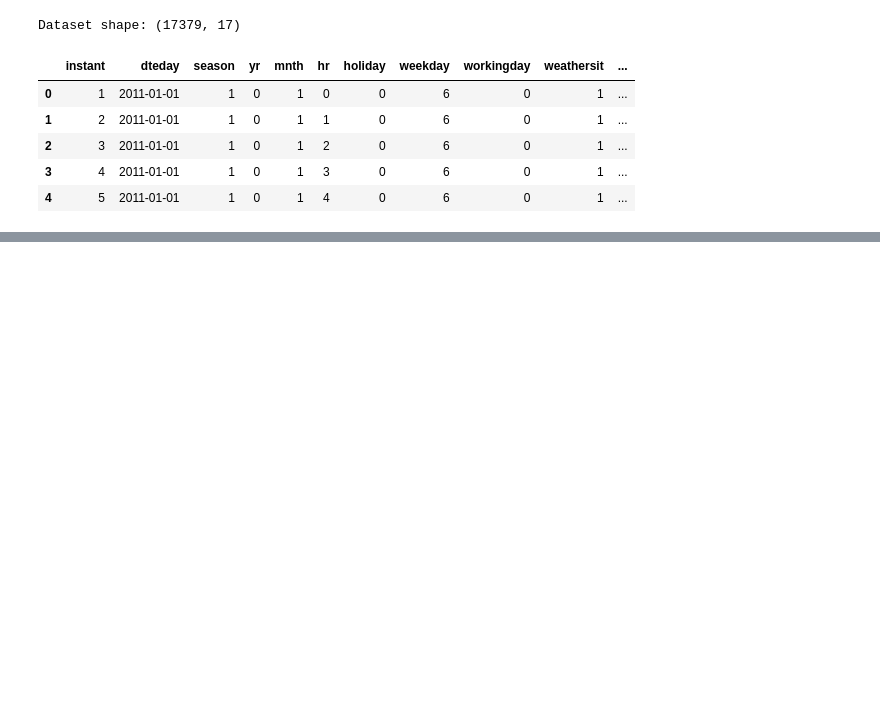
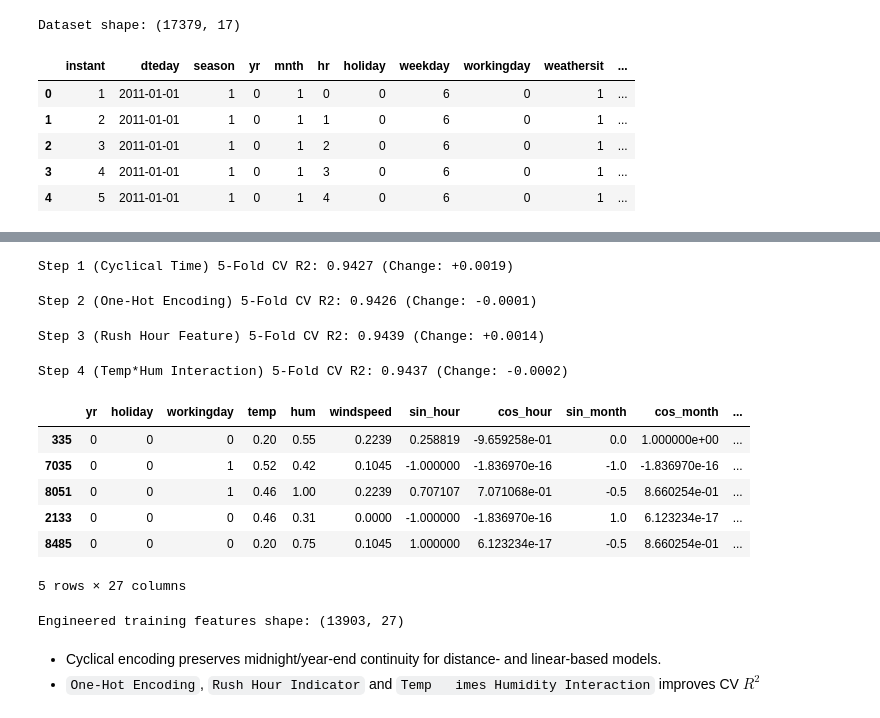
Before and after one commit to DauletBakytkhanov/bike-sharing-demand-prediction, a Jupyter notebook: notebooks/01_feature_engineering.ipynb, the cells around one changed output, grey strips where cells are left out. Drawn from its saved outputs; the diff is of its cells as text; code cells hidden in the pictures; blank space fills up the shorter version.

```diff
--- a/notebooks/01_feature_engineering.ipynb
+++ b/notebooks/01_feature_engineering.ipynb
@@ -606,0 +193,63 @@ Final summary saved!
+# %%
+# Step 1: Cyclical encoding of hour and month
+X_step1 = X_step0.copy()
+X_step1['sin_hour'] = np.sin(2 * np.pi * X_step1['hr'] / 24)
+X_step1['cos_hour'] = np.cos(2 * np.pi * X_step1['hr'] / 24)
+X_step1['sin_month'] = np.sin(2 * np.pi * (X_step1['mnth'] - 1) / 12)
+X_step1['cos_month'] = np.cos(2 * np.pi * (X_step1['mnth'] - 1) / 12)
+X_step1 = X_step1.drop(columns=['hr', 'mnth'])
+
+step1_cv = cross_val_score(cv_model, X_step1, y_train, cv=5, scoring='r2').mean()
+print(f'Step 1 (Cyclical Time) 5-Fold CV R2: {step1_cv:.4f} (Change: {step1_cv - baseline_cv:+.4f})')
+# %% [output]
+Step 1 (Cyclical Time) 5-Fold CV R2: 0.9427 (Change: +0.0019)
+# %%
+# Step 2: One-hot encoding of categorical features
+X_step2 = pd.get_dummies(
+    X_step1,
+    columns=['weekday', 'season', 'weathersit'],
+    prefix=['weekday', 'season', 'weather'],
+    dtype=int
+)
+step2_cv = cross_val_score(cv_model, X_step2, y_train, cv=5, scoring='r2').mean()
+print(f'Step 2 (One-Hot Encoding) 5-Fold CV R2: {step2_cv:.4f} (Change: {step2_cv - step1_cv:+.4f})')
+# %% [output]
+Step 2 (One-Hot Encoding) 5-Fold CV R2: 0.9426 (Change: -0.0001)
+# %%
+# Step 3: Domain feature - Working-day rush-hour indicator
+X_step3 = X_step2.copy()
+X_step3['rush_hour'] = (
+    (X_original_train['workingday'] == 1) &
+    (
+        X_original_train['hr'].between(7, 9) |
+        X_original_train['hr'].between(16, 19)
+    )
+).astype(int)
+step3_cv = cross_val_score(cv_model, X_step3, y_train, cv=5, scoring='r2').mean()
+print(f'Step 3 (Rush Hour Feature) 5-Fold CV R2: {step3_cv:.4f} (Change: {step3_cv - step2_cv:+.4f})')
+# %% [output]
+Step 3 (Rush Hour Feature) 5-Fold CV R2: 0.9439 (Change: +0.0014)
+# %%
+# Step 4: Interaction feature - Temperature * Humidity
+X_step4 = X_step3.copy()
+X_step4['temp_hum'] = X_step4['temp'] * X_step4['hum']
+step4_cv = cross_val_score(cv_model, X_step4, y_train, cv=5, scoring='r2').mean()
+print(f'Step 4 (Temp*Hum Interaction) 5-Fold CV R2: {step4_cv:.4f} (Change: {step4_cv - step3_cv:+.4f})')
+# %% [output]
+Step 4 (Temp*Hum Interaction) 5-Fold CV R2: 0.9437 (Change: -0.0002)
+# %%
+X_engineered_train = X_step4.copy()
+display(X_engineered_train.head())
+print('Engineered training features shape:', X_engineered_train.shape)
+# %% [output]
+|  | yr | holiday | workingday | temp | hum | windspeed | sin_hour | cos_hour | sin_month | cos_month | ... |
+| 335 | 0 | 0 | 0 | 0.20 | 0.55 | 0.2239 | 0.258819 | -9.659258e-01 | 0.0 | 1.000000e+00 | ... |
+| 7035 | 0 | 0 | 1 | 0.52 | 0.42 | 0.1045 | -1.000000 | -1.836970e-16 | -1.0 | -1.836970e-16 | ... |
+| 8051 | 0 | 0 | 1 | 0.46 | 1.00 | 0.2239 | 0.707107 | 7.071068e-01 | -0.5 | 8.660254e-01 | ... |
+| 2133 | 0 | 0 | 0 | 0.46 | 0.31 | 0.0000 | -1.000000 | -1.836970e-16 | 1.0 | 6.123234e-17 | ... |
+| 8485 | 0 | 0 | 0 | 0.20 | 0.75 | 0.1045 | 1.000000 | 6.123234e-17 | -0.5 | 8.660254e-01 | ... |
+5 rows × 27 columns
+Engineered training features shape: (13903, 27)
+# %% [markdown]
+- Cyclical encoding preserves midnight/year-end continuity for distance- and linear-based models.
+- `One-Hot Encoding`, `Rush Hour Indicator` and `Temp 	imes Humidity Interaction` improves CV $R^2$
```
Also changed, not shown: parts of 55 cells of this notebook, 8 other files.
